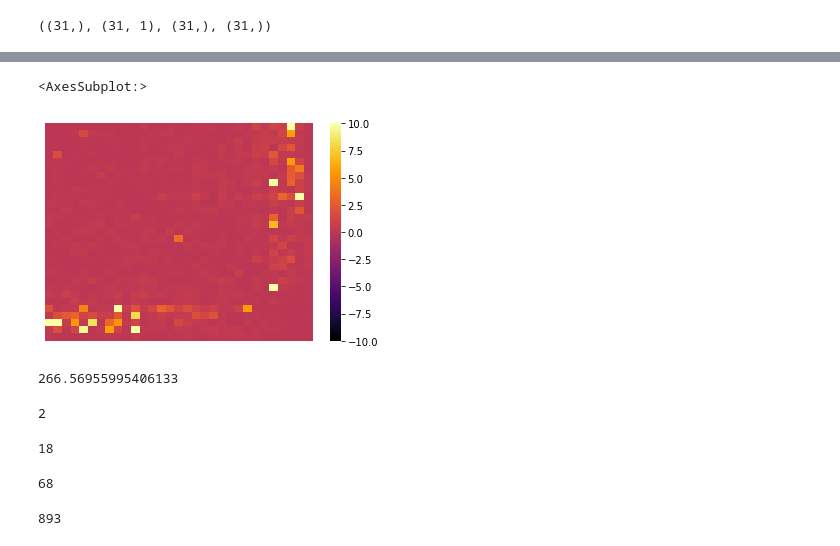
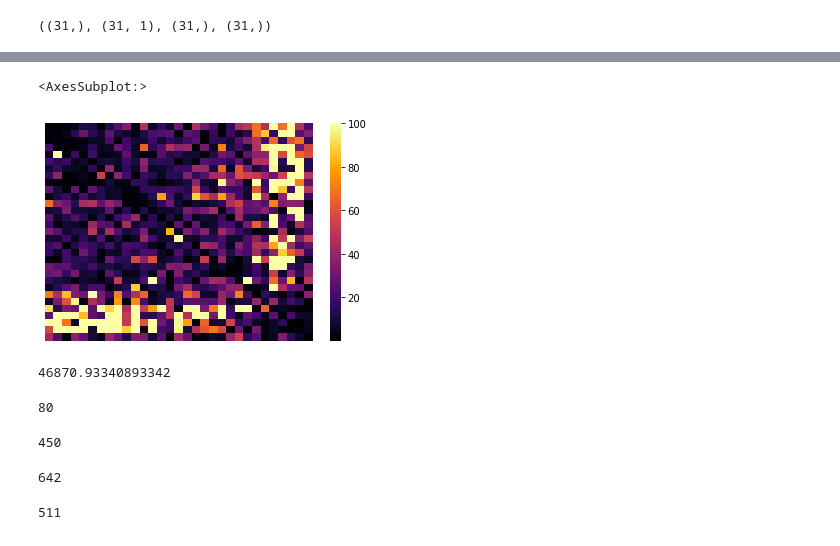
Before and after one commit to igomezv/crann, a Jupyter notebook: arxiv_notebooks/loadANNjla-review_plots.ipynb, the cells around one changed output, grey strips where cells are left out. Drawn from its saved outputs; the diff is of its cells as text; code cells hidden in the pictures.

Commit message:
update plots

```diff
--- a/arxiv_notebooks/loadANNjla-review_plots.ipynb
+++ b/arxiv_notebooks/loadANNjla-review_plots.ipynb
@@ -612,32 +634,32 @@ newmatrix_ref = decoder.predict(z_sample)
 # newmatrixr = scalercov.inverse_transform(newmatrix.reshape(31,31))
 newmatrixr_ref = newmatrix_ref.reshape(31,31)
 # %%
-perc_matrix =np.abs((syscov - newmatrixr_ref)/ syscov)
+perc_matrix =100*np.abs((newmatrixr_ref-syscov)/ syscov)
 
 sns.heatmap(perc_matrix,
             fmt='g', xticklabels=False, yticklabels=False,
             cmap = 'inferno',
-            robust=False, cbar=True, vmax=10, vmin=-10)
+            robust=False, cbar=True, vmax=100)
 # %% [output]
 <AxesSubplot:>
-[figure, old version]
+[figure, new version]
 # %%
 np.max(perc_matrix)
 # %% [output]
-266.56955995406133
+46870.93340893342
 # %%
 ( perc_matrix > 100).sum()
 # %% [output]
-2
+80
 # %%
-(perc_matrix > 5).sum()
+(perc_matrix > 20).sum()
 # %% [output]
-18
+450
 # %%
-( perc_matrix > 1).sum()
+( perc_matrix > 10).sum()
 # %% [output]
-68
+642
 # %%
-( perc_matrix < 1).sum()
+( perc_matrix < 20).sum()
 # %% [output]
-893
+511
```
Also changed, not shown: parts of 14 cells of this notebook.
